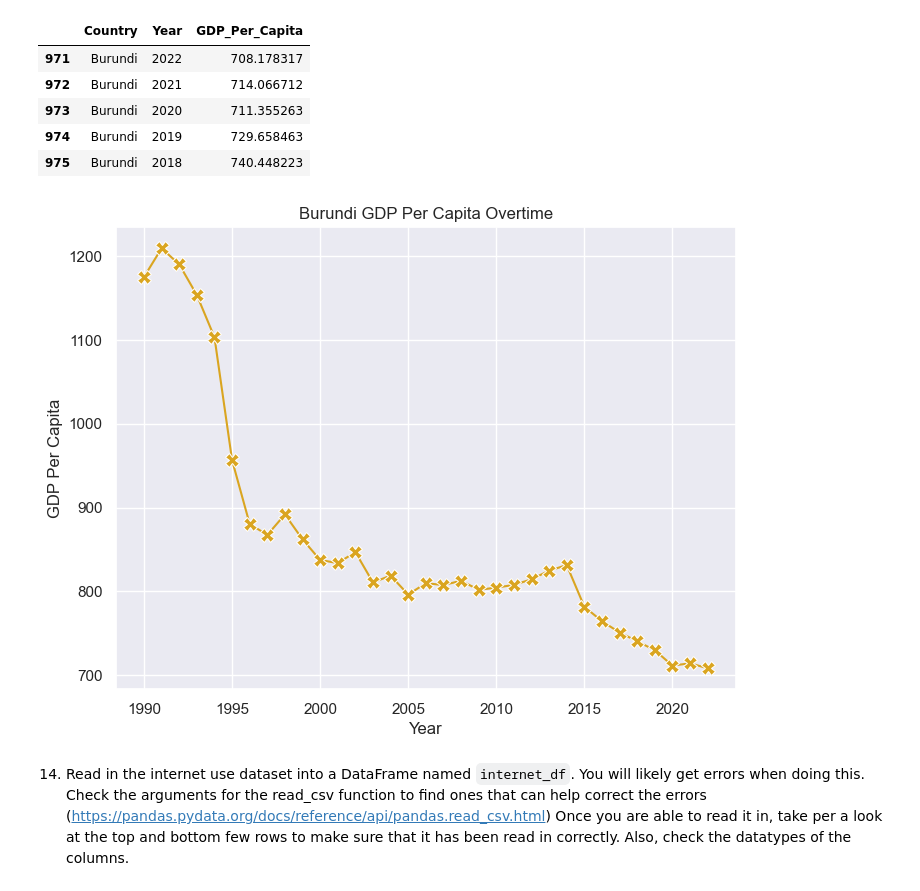
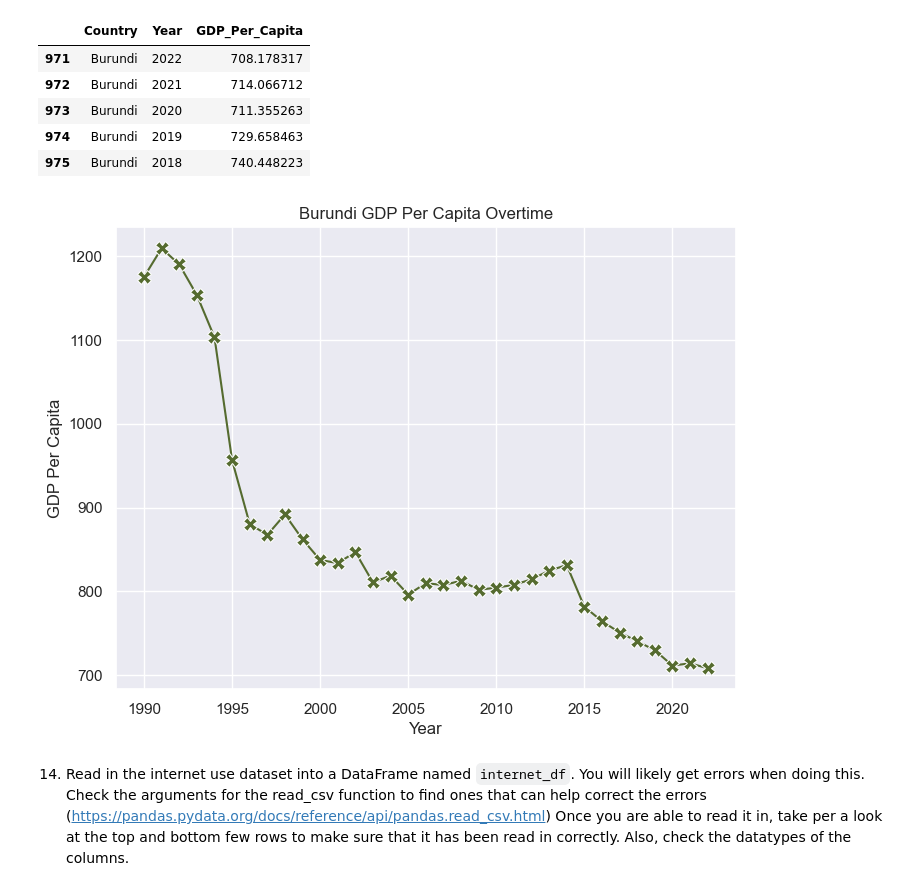
Before and after one commit to NSS-Data-Analytics-Cohort-12/un-python-aimeejohnson, a Jupyter notebook: notebooks/un_project.ipynb, the cells around one changed output. Cells and saved outputs as stored; diff of their text form; code cells hidden in the pictures.

```diff
--- a/notebooks/un_project.ipynb
+++ b/notebooks/un_project.ipynb
@@ -302,18 +295,18 @@ burundi.head()
 # %%
 #Scatterplot
 plt.figure(figsize=(8, 6)) # Width and Height of the chart
 sns.lineplot(x='Year',
-             y='GDP_Per_Capita', color = 'goldenrod',
+             y='GDP_Per_Capita', color = 'darkolivegreen',
              data=burundi,
              marker='X', # Style used to mark the join between 2 points
              markersize=10
             )
 plt.xlabel('Year') # x-axis name
 plt.ylabel('GDP Per Capita') # y-axis name
 plt.title('Burundi GDP Per Capita Overtime') # Add a title
 plt.show() # Display the graph
 # %% [output]
-[figure, old version]
+[figure, new version]
 # %% [markdown]
 14. Read in the internet use dataset into a DataFrame named `internet_df`. You will likely get errors when doing this. Check the arguments for the read_csv function to find ones that can help correct the errors (https://pandas.pydata.org/docs/reference/api/pandas.read_csv.html) Once you are able to read it in, take per a look at the top and bottom few rows to make sure that it has been read in correctly. Also, check the datatypes of the columns.
 # %%
```
Also changed, not shown: parts of 23 cells of this notebook.
